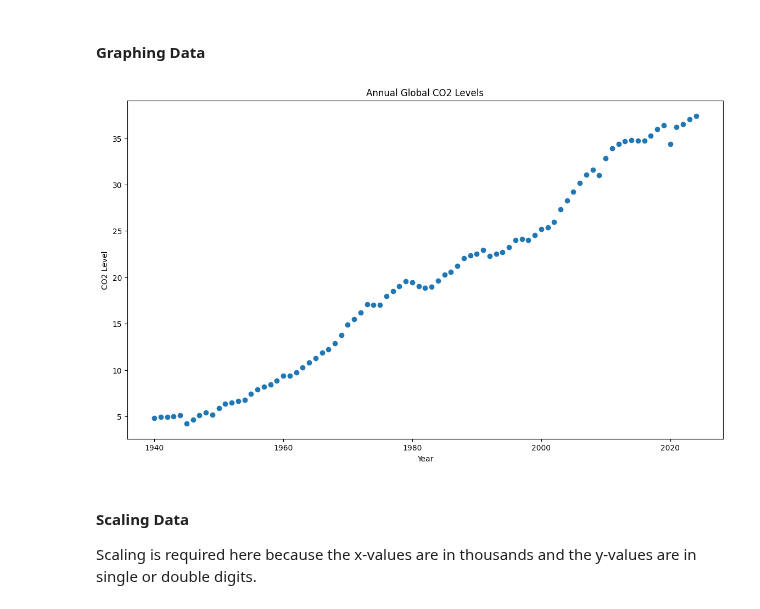
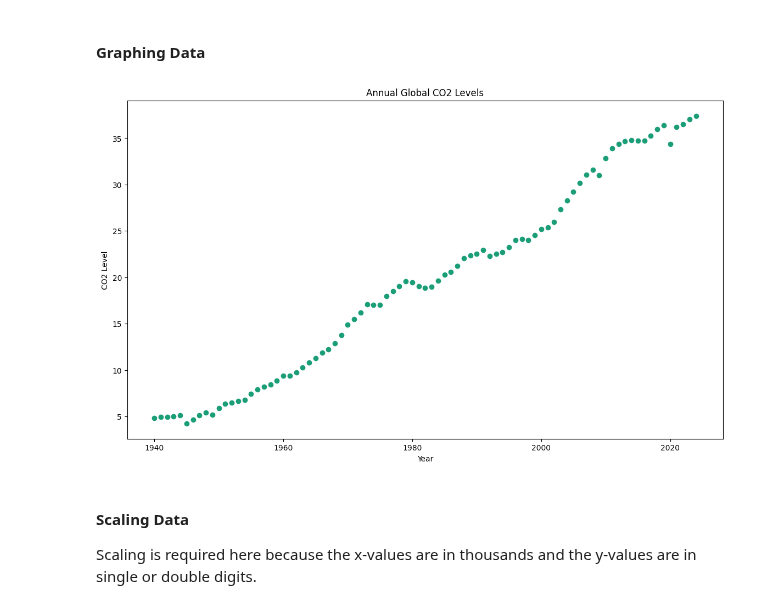
Before and after one commit to SepehrAkbari/LFC-courses, a Jupyter notebook: CSCI-240/Project-3/Main/Main.ipynb, the cells around one changed output. Cells and saved outputs as stored; diff of their text form; code cells hidden in the pictures.

```diff
--- a/CSCI-240/Project-3/Main/Main.ipynb
+++ b/CSCI-240/Project-3/Main/Main.ipynb
@@ -20,13 +26,13 @@ df = pd.read_csv('annual_global_CO2_levels',
 #### **Graphing Data**
 # %%
 plt.figure(figsize = (14, 8))
-plt.scatter(df['Year'], df['CO2 Level'])
+plt.scatter(df['Year'], df['CO2 Level'], color = '#1b9e77')
 plt.xlabel('Year')
 plt.ylabel('CO2 Level')
 plt.title('Annual Global CO2 Levels')
 plt.show()
 # %% [output]
-[figure, old version]
+[figure, new version]
 # %% [markdown]
 #### **Scaling Data**
 
```
Also changed, not shown: parts of 14 cells of this notebook.
